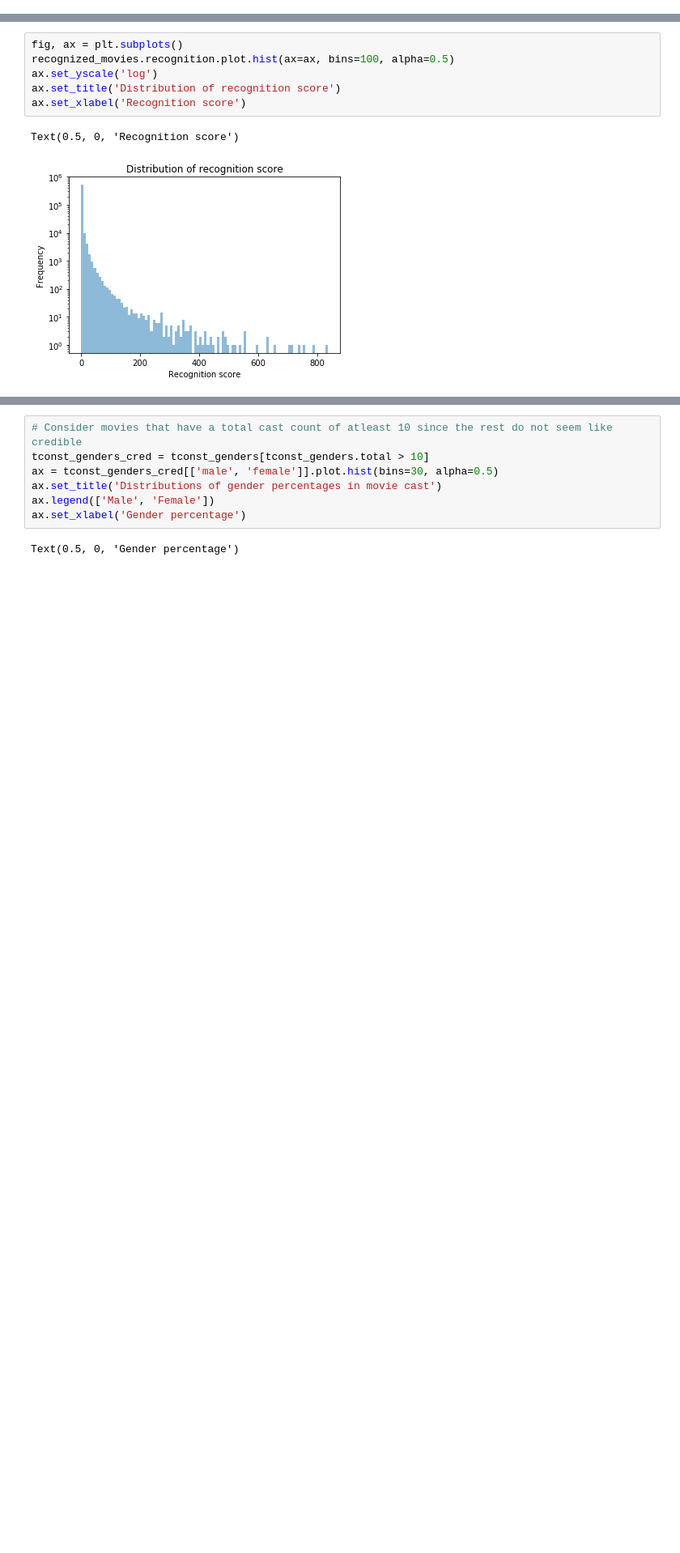
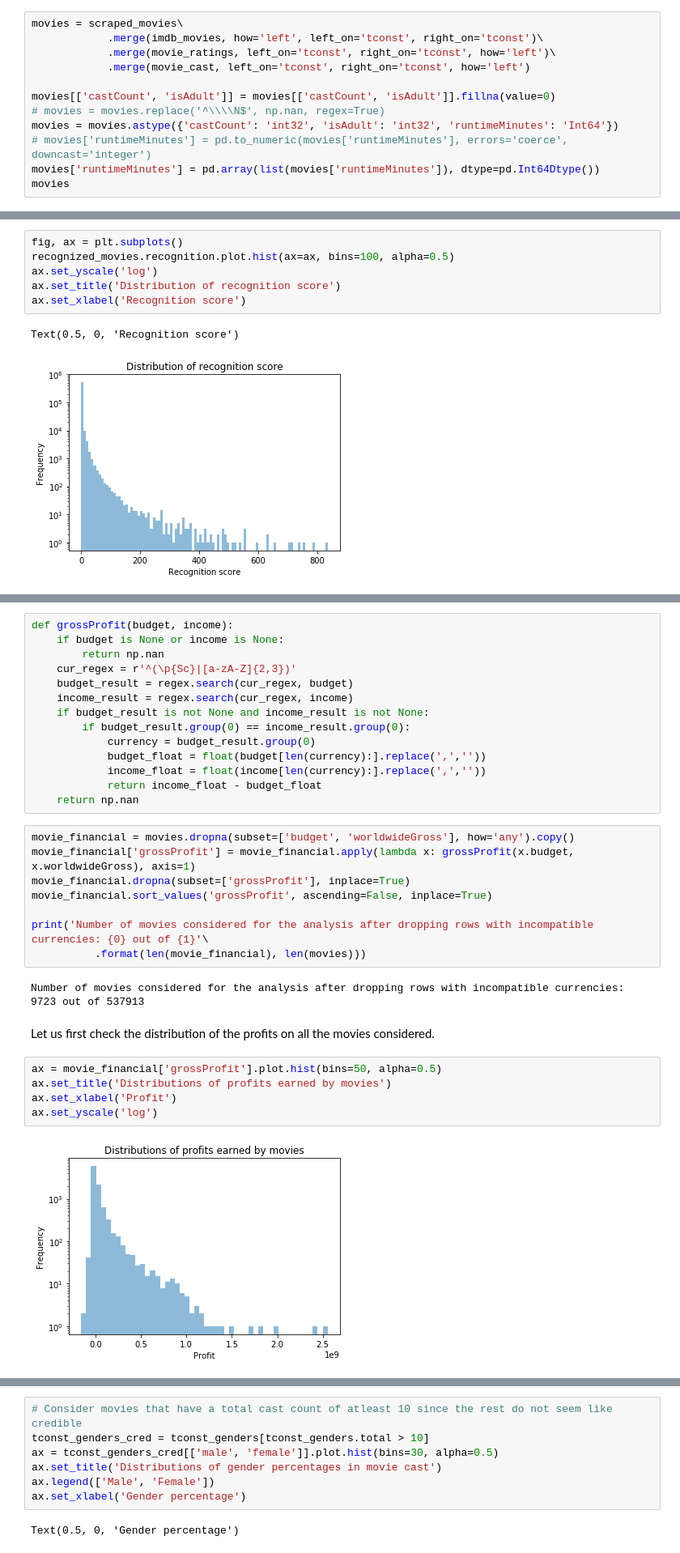
Before and after one commit to Ruchiranga/AD_A-team-project, a Jupyter notebook: Milestone3-ruchiranga.ipynb, the cells around one changed output, grey strips where cells are left out. Shown at 81% size. Drawn from its saved outputs; the diff is of its cells as text; blank space fills up the shorter version.

```diff
--- a/Milestone3-ruchiranga.ipynb
+++ b/Milestone3-ruchiranga.ipynb
@@ -101,0 +54,12 @@ movies
+# %%
+movies = scraped_movies\
+            .merge(imdb_movies, how='left', left_on='tconst', right_on='tconst')\
+            .merge(movie_ratings, left_on='tconst', right_on='tconst', how='left')\
+            .merge(movie_cast, left_on='tconst', right_on='tconst', how='left')
+
+movies[['castCount', 'isAdult']] = movies[['castCount', 'isAdult']].fillna(value=0)
+# movies = movies.replace('^\\\\N$', np.nan, regex=True)
+movies = movies.astype({'castCount': 'int32', 'isAdult': 'int32', 'runtimeMinutes': 'Int64'})
+# movies['runtimeMinutes'] = pd.to_numeric(movies['runtimeMinutes'], errors='coerce',  downcast='integer')
+movies['runtimeMinutes'] = pd.array(list(movies['runtimeMinutes']), dtype=pd.Int64Dtype())
+movies
@@ -184,0 +163,33 @@ recognized_pop_movies
+# %%
+def grossProfit(budget, income):
+    if budget is None or income is None:
+        return np.nan
+    cur_regex = r'^(\p{Sc}|[a-zA-Z]{2,3})'
+    budget_result = regex.search(cur_regex, budget)
+    income_result = regex.search(cur_regex, income)
+    if budget_result is not None and income_result is not None:
+        if budget_result.group(0) == income_result.group(0):
+            currency = budget_result.group(0)
+            budget_float = float(budget[len(currency):].replace(',',''))
+            income_float = float(income[len(currency):].replace(',',''))
+            return income_float - budget_float
+    return np.nan
+# %%
+movie_financial = movies.dropna(subset=['budget', 'worldwideGross'], how='any').copy()
+movie_financial['grossProfit'] = movie_financial.apply(lambda x: grossProfit(x.budget, x.worldwideGross), axis=1)
+movie_financial.dropna(subset=['grossProfit'], inplace=True)
+movie_financial.sort_values('grossProfit', ascending=False, inplace=True)
+
+print('Number of movies considered for the analysis after dropping rows with incompatible currencies: {0} out of {1}'\
+          .format(len(movie_financial), len(movies)))
+# %% [output]
+Number of movies considered for the analysis after dropping rows with incompatible currencies: 9723 out of 537913
+# %% [markdown]
+Let us first check the distribution of the profits on all the movies considered.
+# %%
+ax = movie_financial['grossProfit'].plot.hist(bins=50, alpha=0.5)
+ax.set_title('Distributions of profits earned by movies')
+ax.set_xlabel('Profit')
+ax.set_yscale('log')
+# %% [output]
+[figure, added]
```
Also changed, not shown: parts of 140 cells of this notebook.
